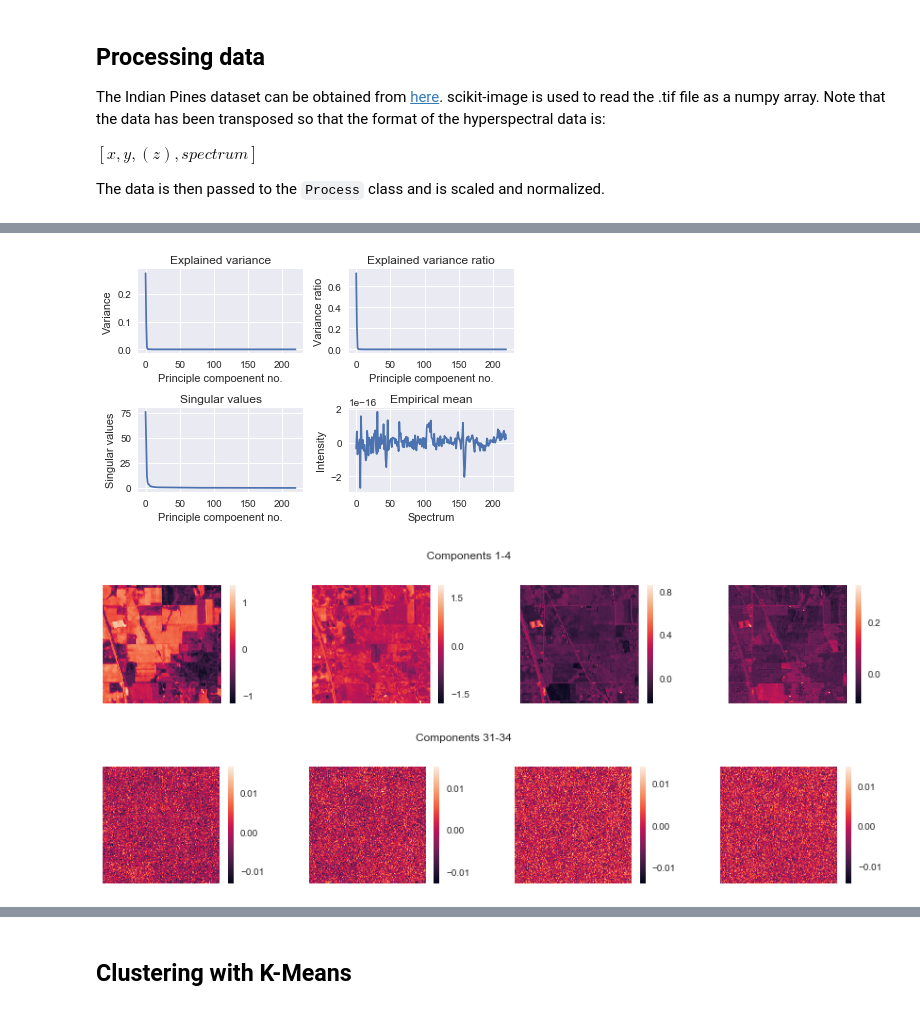
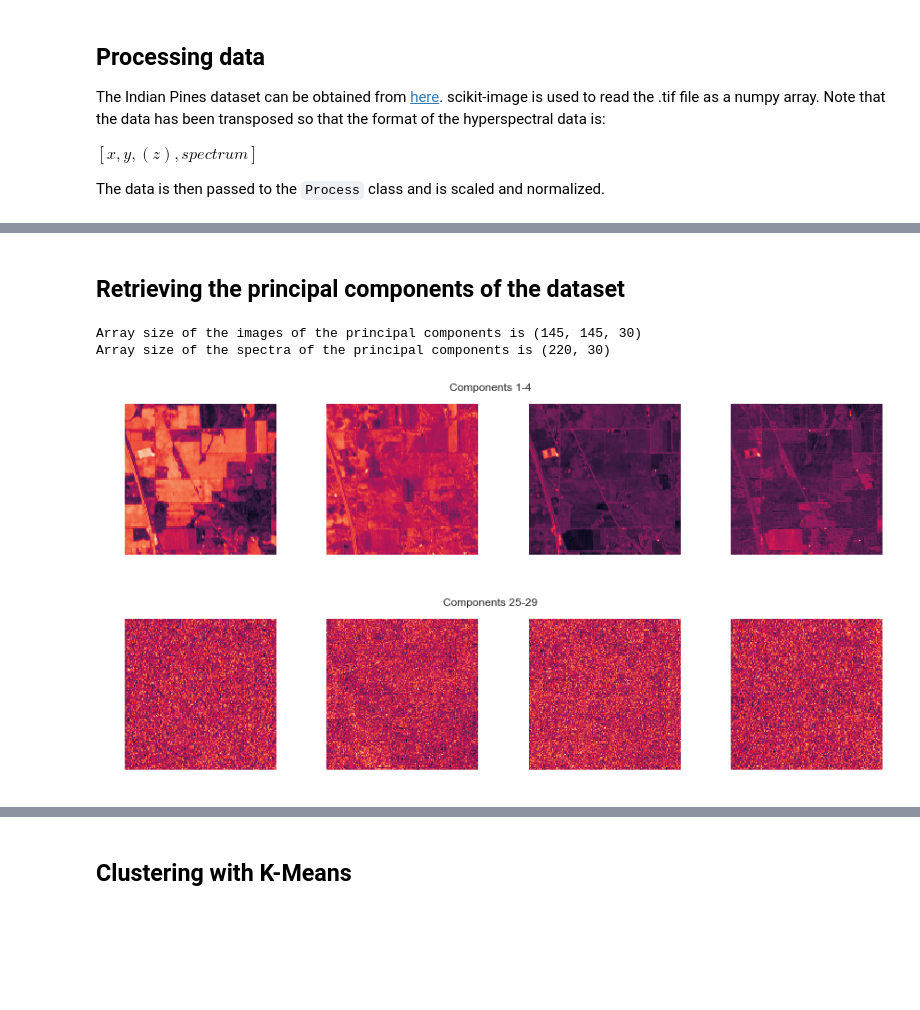
Before and after one commit to priyankshah7/hypers, a Jupyter notebook: examples/indian_pines.ipynb, the cells around one changed output, grey strips where cells are left out. Cells and saved outputs as stored; diff of their text form; code cells hidden in the pictures; blank space fills up the shorter version.

```diff
--- a/examples/indian_pines.ipynb
+++ b/examples/indian_pines.ipynb
@@ -27,19 +30,0 @@ X = Process(im, scale=True, normalize=True)
-# %%
-mdl_pca = PCA()
-mdl_pca.fit_transform(X)
-mdl_pca.plot_statistics()
-# %% [output]
-[figure, removed]
-# %%
-plt.figure(figsize=(15, 5))
-cplt.components(images=mdl_pca.image_components_[:4])
-plt.suptitle('Components 1-4')
-plt.show()
-
-plt.figure(figsize=(15, 5))
-cplt.components(images=mdl_pca.image_components_[30:34])
-plt.suptitle('Components 31-34')
-plt.show()
-# %% [output]
-[figure, removed]
-[figure, removed]
@@ -47,0 +31,32 @@ Xd = mdl_pca.inverse_transform(n_components=30)
+# %% [markdown]
+## Retrieving the principal components of the dataset
+# %%
+# Choosing to retrieve the first 30 principal components
+ims, spcs = X.decompose(
+    mdl=PCA(n_components=30, whiten=True)
+)
+
+print('Array size of the images of the principal components is', str(ims.shape))
+print('Array size of the spectra of the principal components is', str(spcs.shape))
+# %% [output]
+Array size of the images of the principal components is (145, 145, 30)
+Array size of the spectra of the principal components is (220, 30)
+# %%
+plt.figure(figsize=(15, 3))
+for comp in range(4):
+    plt.subplot(1,4,comp+1)
+    plt.imshow(ims[..., comp])
+    plt.axis('off')
+plt.suptitle('Components 1-4')
+plt.show()
+
+plt.figure(figsize=(15, 3))
+for comp in range(4):
+    plt.subplot(1,4,comp+1)
+    plt.imshow(ims[..., comp+25])
+    plt.axis('off')
+plt.suptitle('Components 25-29')
+plt.show()
+# %% [output]
+[figure, added]
+[figure, added]
```
Also changed, not shown: parts of 14 cells of this notebook.
